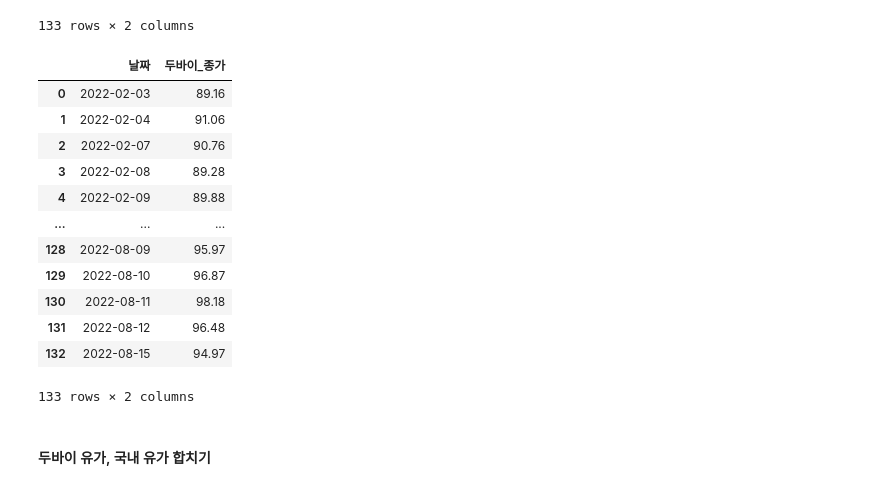
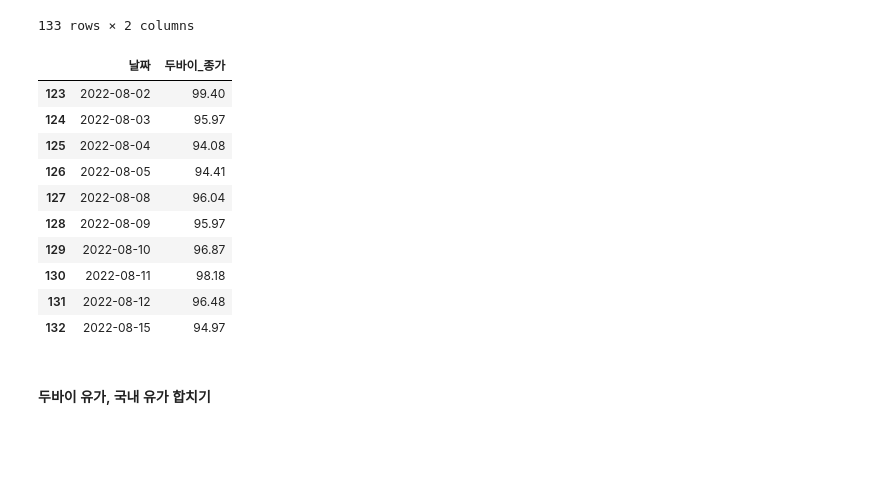
Before and after one commit to certainly-I/Busan-Oil-Price-Analysis, a Jupyter notebook: 국내유가_국제유가_비교분석.ipynb, the cells around one changed output. Drawn from its saved outputs; the diff is of its cells as text; code cells hidden in the pictures; blank space fills up the shorter version.

```diff
--- a/국내유가_국제유가_비교분석.ipynb
+++ b/국내유가_국제유가_비교분석.ipynb
@@ -122,21 +132,19 @@ du
 # %%
 #인덱스 정리
 du = du.reset_index().drop(columns="index")
-du
+du.tail(10)
 # %% [output]
 |  | 날짜 | 두바이_종가 |
-| 0 | 2022-02-03 | 89.16 |
-| 1 | 2022-02-04 | 91.06 |
-| 2 | 2022-02-07 | 90.76 |
-| 3 | 2022-02-08 | 89.28 |
-| 4 | 2022-02-09 | 89.88 |
-| ... | ... | ... |
+| 123 | 2022-08-02 | 99.40 |
+| 124 | 2022-08-03 | 95.97 |
+| 125 | 2022-08-04 | 94.08 |
+| 126 | 2022-08-05 | 94.41 |
+| 127 | 2022-08-08 | 96.04 |
 | 128 | 2022-08-09 | 95.97 |
 | 129 | 2022-08-10 | 96.87 |
 | 130 | 2022-08-11 | 98.18 |
 | 131 | 2022-08-12 | 96.48 |
 | 132 | 2022-08-15 | 94.97 |
-133 rows × 2 columns
 # %% [markdown]
 #### 두바이 유가, 국내 유가 합치기
 # %%
```
Also changed, not shown: parts of 17 cells of this notebook.
